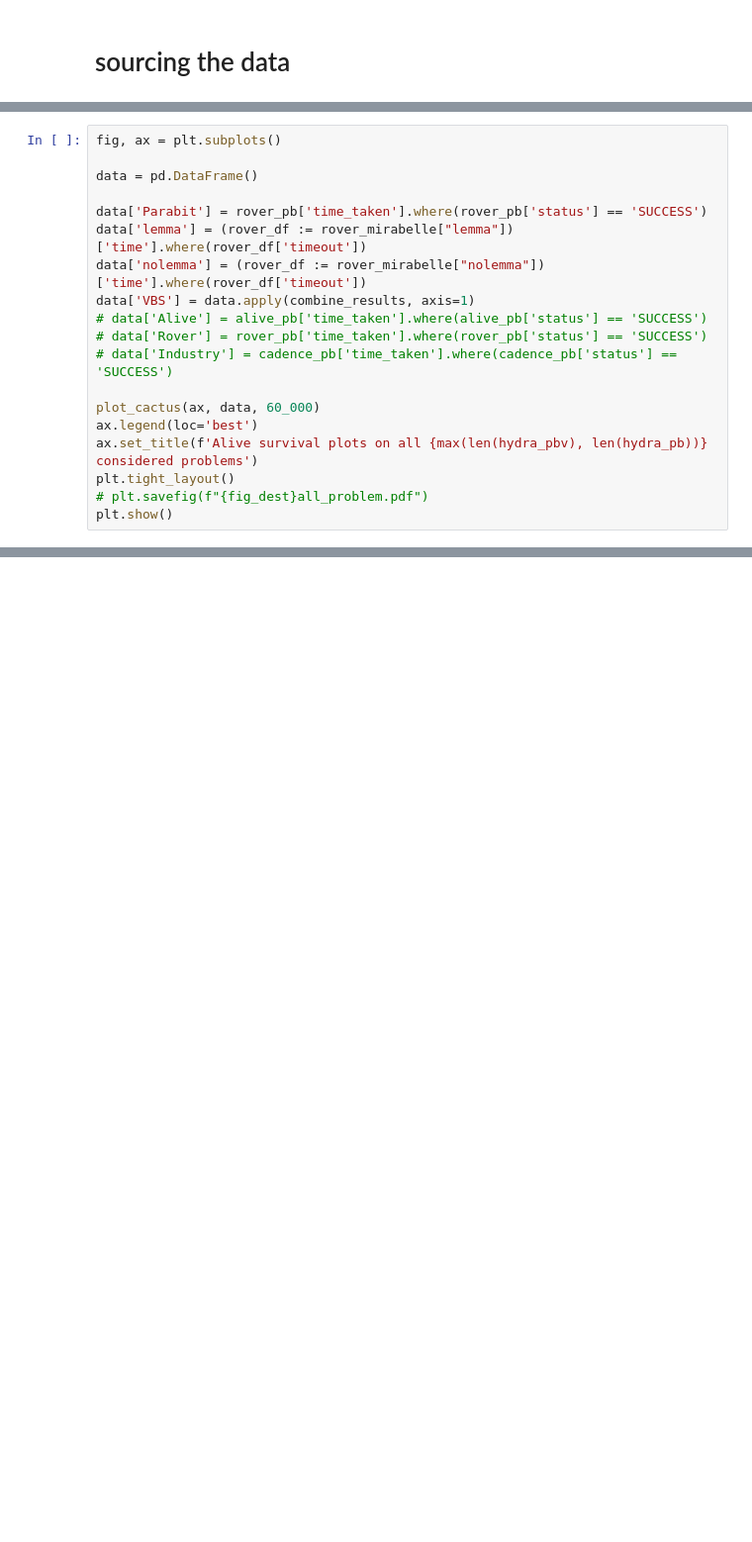
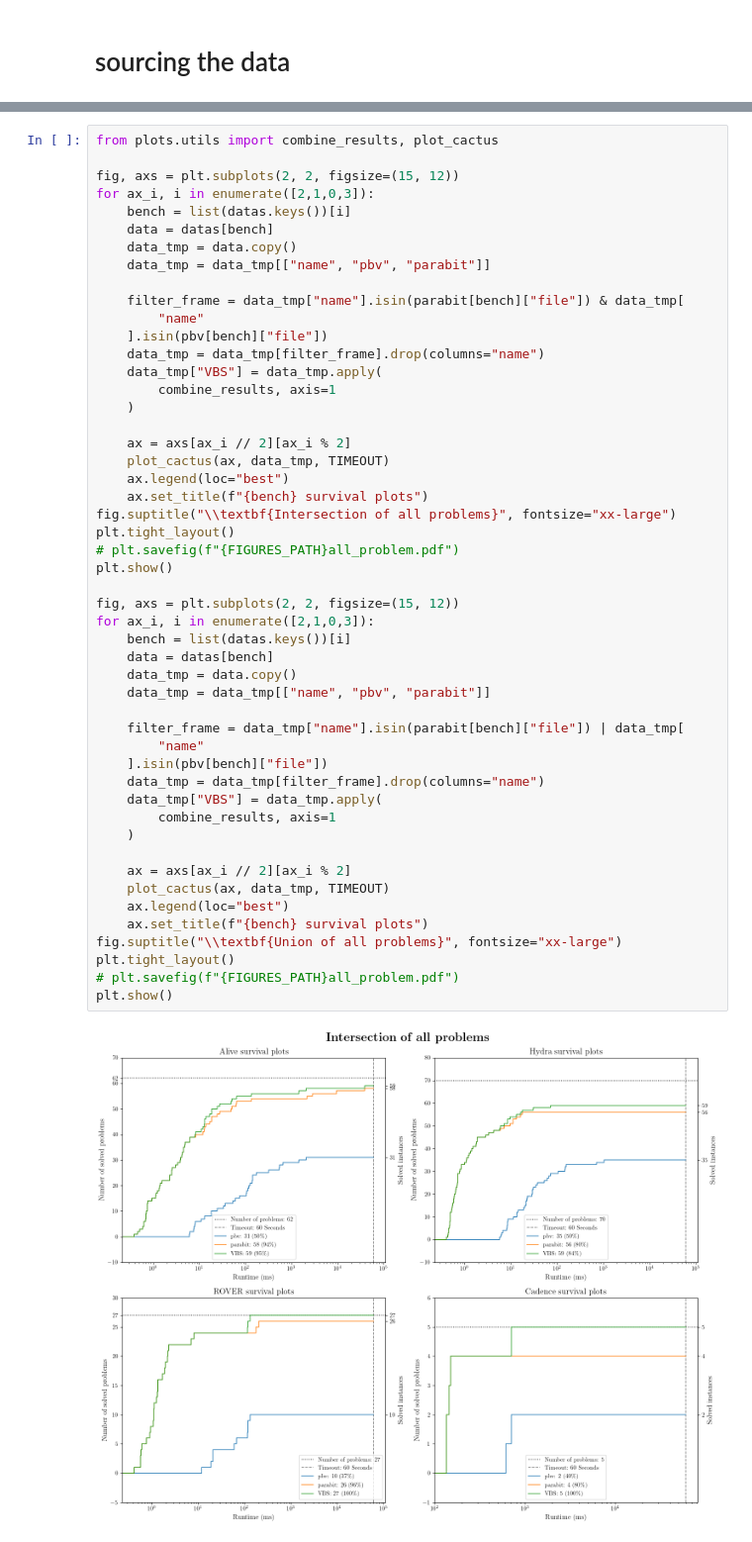
Before and after one commit to luigirinaldi/CAV, a Jupyter notebook: scripts/plots/eval_graphs.ipynb, the cells around one changed output, grey strips where cells are left out. Shown at 99% size. Saved outputs shown, nothing was run; the diff lists cells and outputs as text; blank space fills up the shorter version.

```diff
--- a/scripts/plots/eval_graphs.ipynb
+++ b/scripts/plots/eval_graphs.ipynb
@@ -210,19 +2,0 @@ plt.show()
-# %%
-fig, ax = plt.subplots()
-
-data = pd.DataFrame()
-
-data['Parabit'] = rover_pb['time_taken'].where(rover_pb['status'] == 'SUCCESS')
-data['lemma'] = (rover_df := rover_mirabelle["lemma"])['time'].where(rover_df['timeout'])
-data['nolemma'] = (rover_df := rover_mirabelle["nolemma"])['time'].where(rover_df['timeout'])
-data['VBS'] = data.apply(combine_results, axis=1)
-# data['Alive'] = alive_pb['time_taken'].where(alive_pb['status'] == 'SUCCESS')
-# data['Rover'] = rover_pb['time_taken'].where(rover_pb['status'] == 'SUCCESS')
-# data['Industry'] = cadence_pb['time_taken'].where(cadence_pb['status'] == 'SUCCESS')
-
-plot_cactus(ax, data, 60_000)
-ax.legend(loc='best')
-ax.set_title(f'Alive survival plots on all {max(len(hydra_pbv), len(hydra_pb))} considered problems')
-plt.tight_layout()
-# plt.savefig(f"{fig_dest}all_problem.pdf")
-plt.show()
@@ -263,0 +154,52 @@ Solved in rover_mirabelle[lemma] but timed out in rover_pb (13):
+# %%
+from plots.utils import combine_results, plot_cactus
+
+fig, axs = plt.subplots(2, 2, figsize=(15, 12))
+for ax_i, i in enumerate([2,1,0,3]):
+    bench = list(datas.keys())[i]
+    data = datas[bench]
+    data_tmp = data.copy()
+    data_tmp = data_tmp[["name", "pbv", "parabit"]]
+
+    filter_frame = data_tmp["name"].isin(parabit[bench]["file"]) & data_tmp[
+        "name"
+    ].isin(pbv[bench]["file"])
+    data_tmp = data_tmp[filter_frame].drop(columns="name")
+    data_tmp["VBS"] = data_tmp.apply(
+        combine_results, axis=1
+    )
+
+    ax = axs[ax_i // 2][ax_i % 2]
+    plot_cactus(ax, data_tmp, TIMEOUT)
+    ax.legend(loc="best")
+    ax.set_title(f"{bench} survival plots")
+fig.suptitle("\\textbf{Intersection of all problems}", fontsize="xx-large")
+plt.tight_layout()
+# plt.savefig(f"{FIGURES_PATH}all_problem.pdf")
+plt.show()
+
+fig, axs = plt.subplots(2, 2, figsize=(15, 12))
+for ax_i, i in enumerate([2,1,0,3]):
+    bench = list(datas.keys())[i]
+    data = datas[bench]
+    data_tmp = data.copy()
+    data_tmp = data_tmp[["name", "pbv", "parabit"]]
+
+    filter_frame = data_tmp["name"].isin(parabit[bench]["file"]) | data_tmp[
+        "name"
+    ].isin(pbv[bench]["file"])
+    data_tmp = data_tmp[filter_frame].drop(columns="name")
+    data_tmp["VBS"] = data_tmp.apply(
+        combine_results, axis=1
+    )
+
+    ax = axs[ax_i // 2][ax_i % 2]
+    plot_cactus(ax, data_tmp, TIMEOUT)
+    ax.legend(loc="best")
+    ax.set_title(f"{bench} survival plots")
+fig.suptitle("\\textbf{Union of all problems}", fontsize="xx-large")
+plt.tight_layout()
+# plt.savefig(f"{FIGURES_PATH}all_problem.pdf")
+plt.show()
+# %% [output]
+[figure, added]
```
Also changed, not shown: parts of 12 cells of this notebook, 1 other file.
